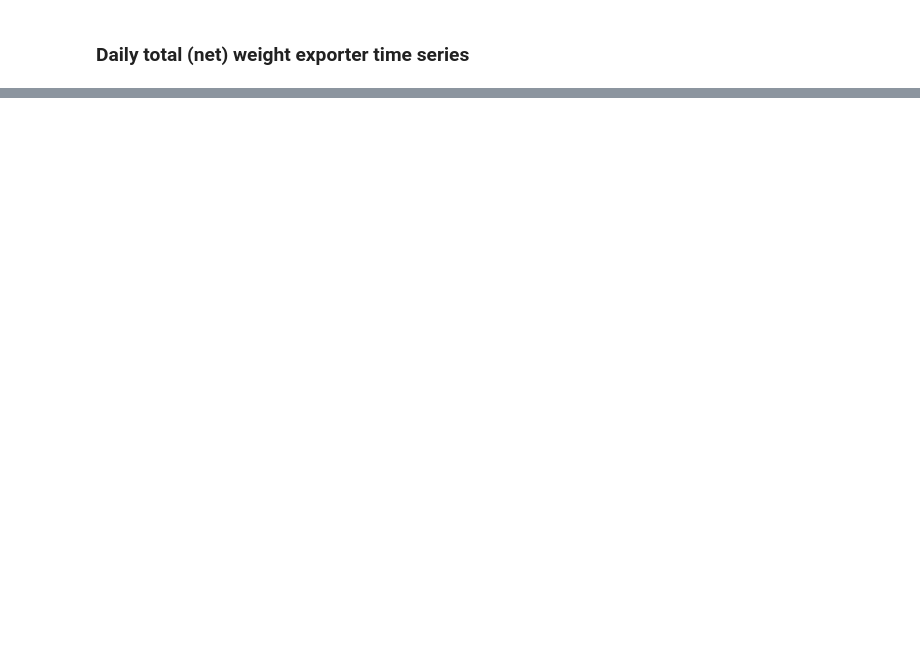
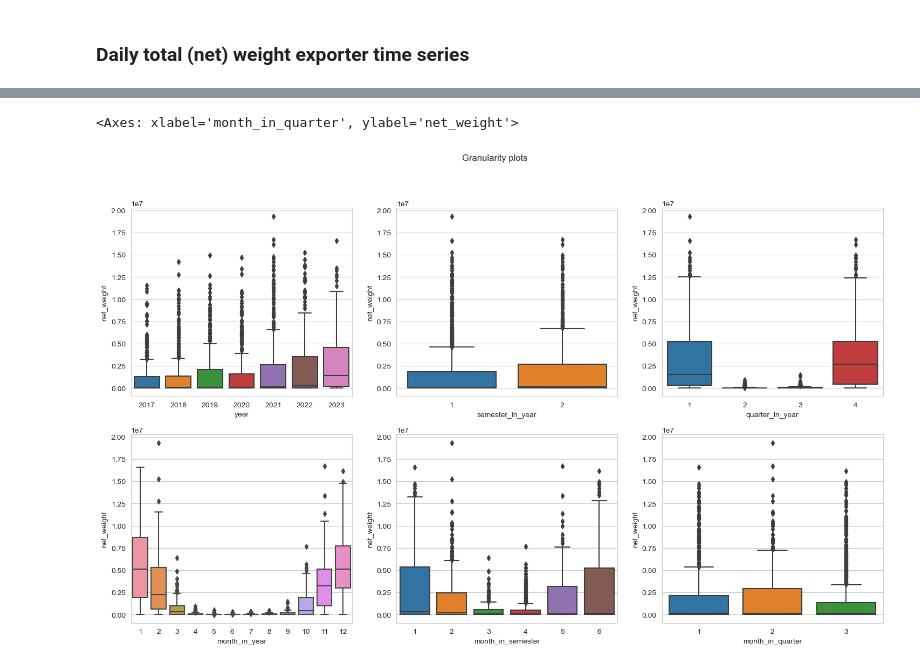
Before and after one commit to sergiopostigo/supertrade, a Jupyter notebook: exploratory_data_analysis/formatted/eda2.ipynb, the cells around one changed output, grey strips where cells are left out. Cells and saved outputs as stored; diff of their text form; code cells hidden in the pictures; blank space fills up the shorter version.

```diff
--- a/exploratory_data_analysis/formatted/eda2.ipynb
+++ b/exploratory_data_analysis/formatted/eda2.ipynb
@@ -186,3 +126,17 @@ net_weight
+# %%
+fig, axes = plt.subplots(2, 3, figsize=(18, 10))
+
+fig.suptitle('Granularity plots')
+data = net_weight
+sns.boxplot(ax=axes[0, 0], data=data, x='year', y='net_weight')
+sns.boxplot(ax=axes[0, 1], data=data, x='semester_in_year', y='net_weight')
+sns.boxplot(ax=axes[0, 2], data=data, x='quarter_in_year', y='net_weight')
+sns.boxplot(ax=axes[1, 0], data=data, x='month_in_year', y='net_weight')
+sns.boxplot(ax=axes[1, 1], data=data, x='month_in_semester', y='net_weight')
+sns.boxplot(ax=axes[1, 2], data=data, x='month_in_quarter', y='net_weight')
+# %% [output]
+<Axes: xlabel='month_in_quarter', ylabel='net_weight'>
+[figure, added]
 # %%
 # Seasonal plot (yearly)
 plt.figure(figsize=(18,6))
```
Also changed, not shown: parts of 18 cells of this notebook, 1 other file.
